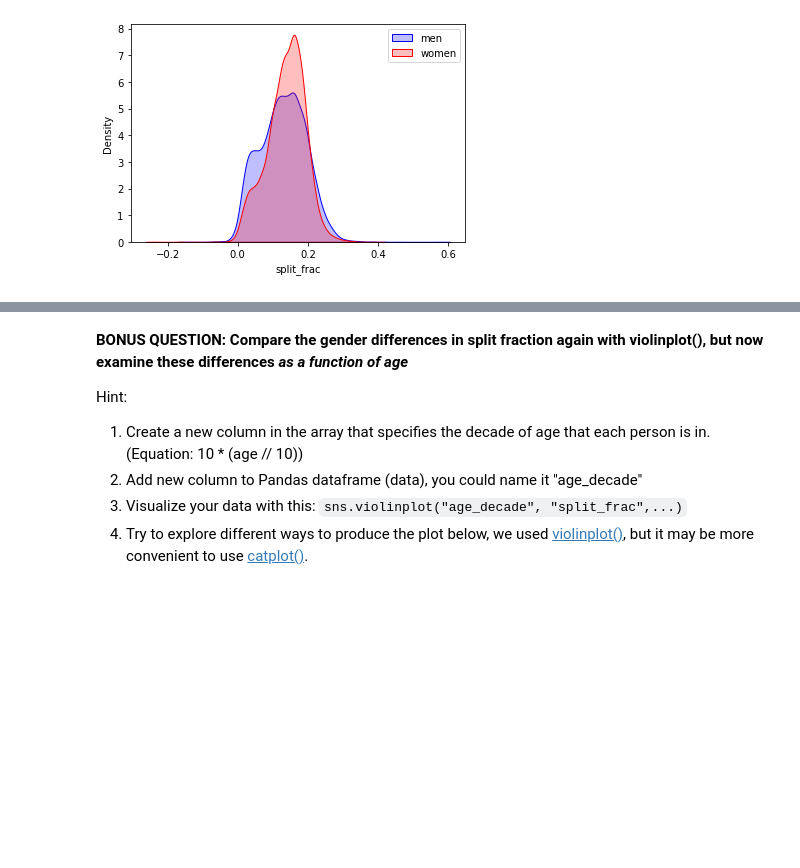
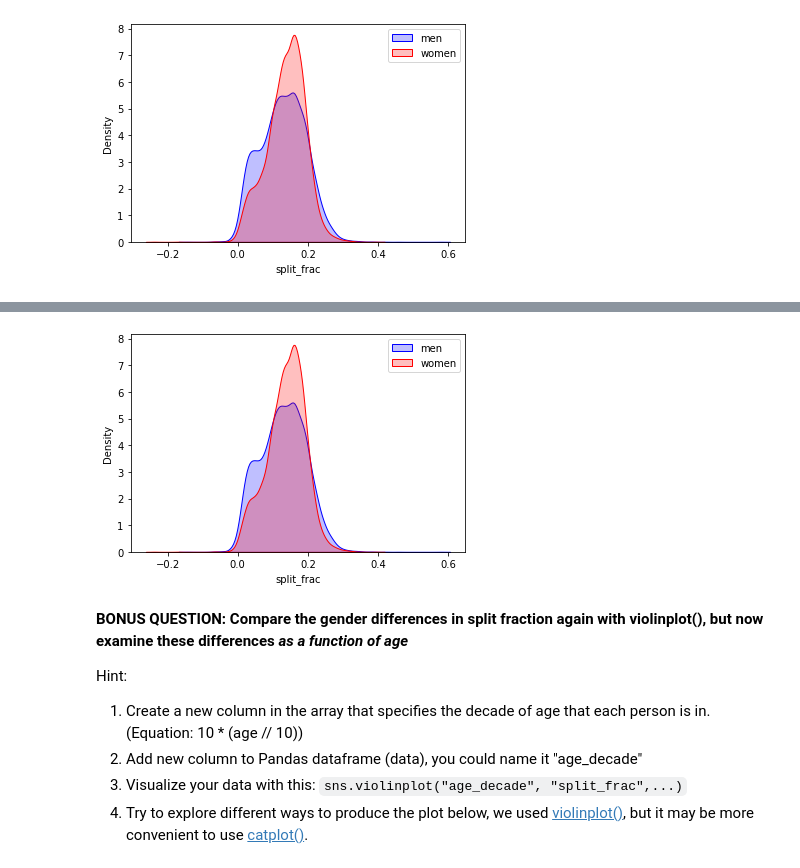
Before and after one commit to Kriegtho/2022_Intro_Python, a Jupyter notebook: Exercises/W4_S2.ipynb, the cells around one changed output, grey strips where cells are left out. Drawn from its saved outputs; the diff is of its cells as text; code cells hidden in the pictures; blank space fills up the shorter version.

```diff
--- a/Exercises/W4_S2.ipynb
+++ b/Exercises/W4_S2.ipynb
@@ -149,3 +165,21 @@ plt.xlabel(________);
+# %%
+# like in the tutorial
+m=data['gender']=='M'
+w=data['gender']=='W'
+
+men=data[m]
+women=data[w]
+
+colors=['b','r'] # define colors
+labels=['men','women'] # define labels
+
+# visualize the data
+for ind,obj in enumerate([men,women]):
+  sns.kdeplot(obj['split_frac'], shade=True,color=colors[ind],label=labels[ind])
+plt.legend(loc=1)
+plt.show()
+# %% [output]
+[figure, added]
 # %% [markdown]
 **BONUS QUESTION: Compare the gender differences in split fraction again with violinplot(), but now examine these differences *as a function of age***
 
```
Also changed, not shown: parts of 3 cells of this notebook.
